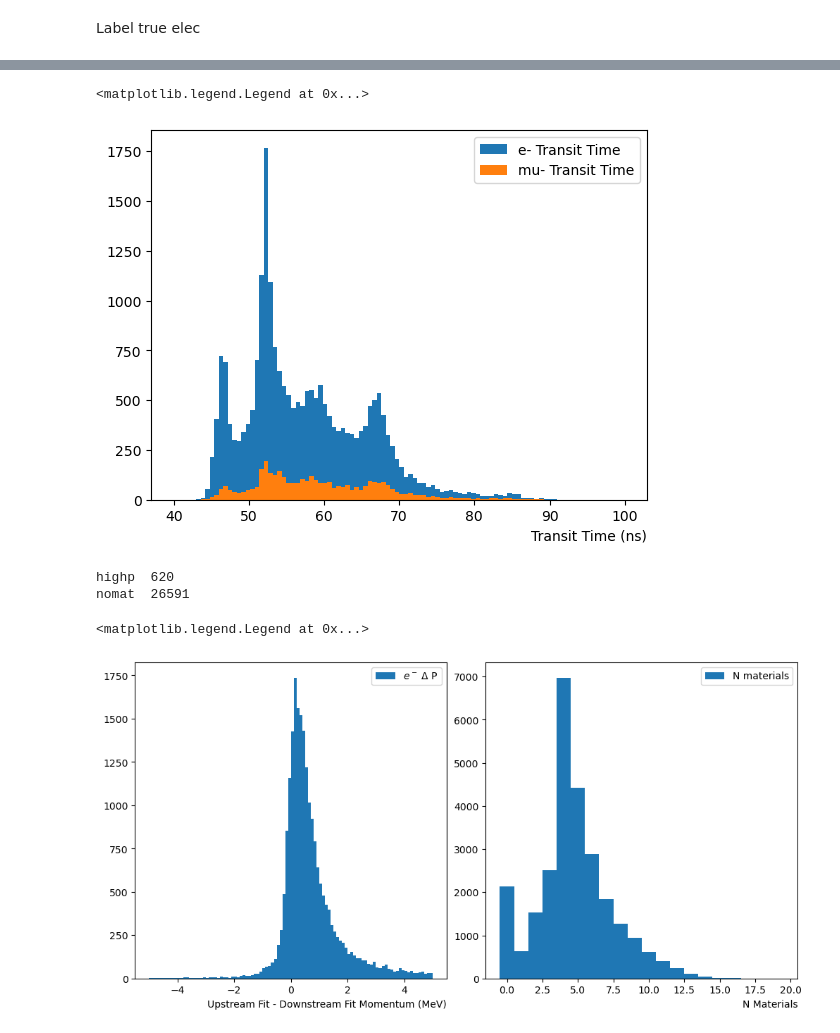
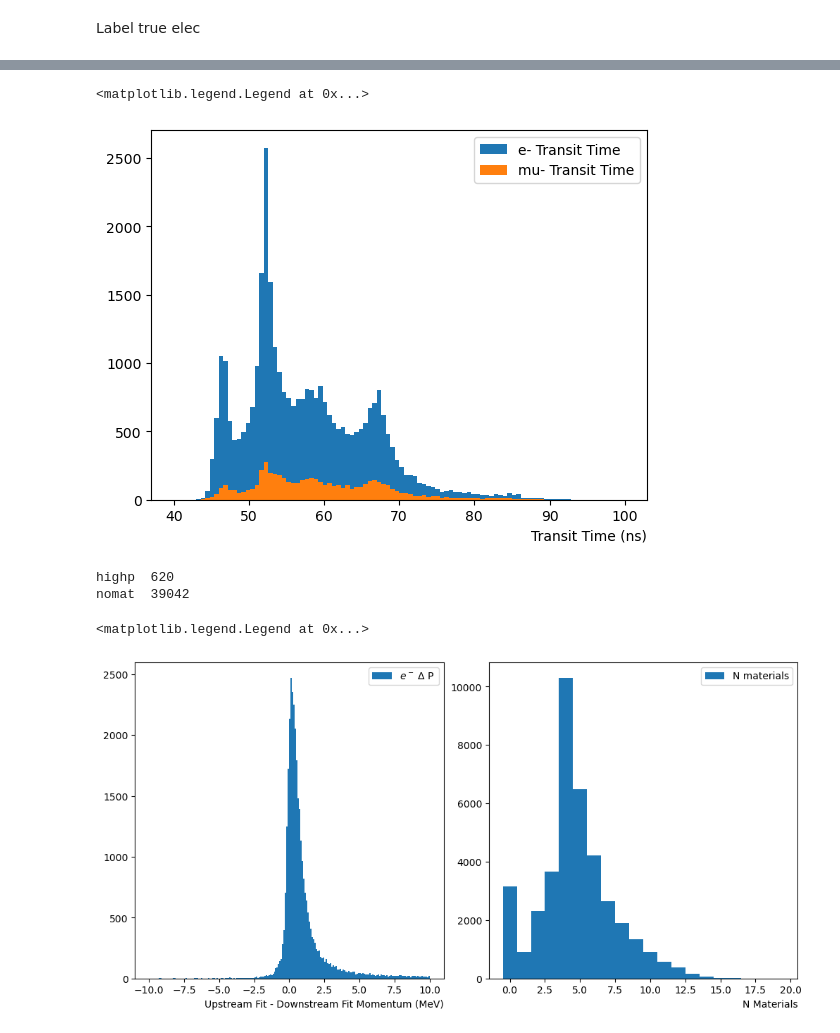
Before and after one commit to brownd1978/KKTrain, a Jupyter notebook: Reflections_em.ipynb, the cells around one changed output, grey strips where cells are left out. Cells and saved outputs as stored; diff of their text form; code cells hidden in the pictures.

```diff
--- a/Reflections_em.ipynb
+++ b/Reflections_em.ipynb
@@ -25,7 +25,16 @@ temp = np.empty
 signal = np.empty
 backgnd = np.empty
 #files = ["/global/cfs/cdirs/m3712/Mu2e/TARef_v7.root:TAReM/trkana"]
-files = ["/Users/brownd/data/TARef.root:TAReM/trkana"]
+files = ["/Users/brownd/data/14356147/nts.brownd.TAReflect.TARef.001202_00004963.root:TAReM/trkana",
+         "/Users/brownd/data/14356147/nts.brownd.TAReflect.TARef.001202_00015026.root:TAReM/trkana",
+        "/Users/brownd/data/14356147/nts.brownd.TAReflect.TARef.001202_00005432.root:TAReM/trkana",
+        "/Users/brownd/data/14356147/nts.brownd.TAReflect.TARef.001202_00000000.root:TAReM/trkana",
+        "/Users/brownd/data/14356147/nts.brownd.TAReflect.TARef.001202_00000010.root:TAReM/trkana",
+        "/Users/brownd/data/14356147/nts.brownd.TAReflect.TARef.001202_00000085.root:TAReM/trkana",
+        "/Users/brownd/data/14356147/nts.brownd.TAReflect.TARef.001202_00010872.root:TAReM/trkana",
+        "/Users/brownd/data/14356147/nts.brownd.TAReflect.TARef.001202_00000053.root:TAReM/trkana",
+        "/Users/brownd/data/14356147/nts.brownd.TAReflect.TARef.001202_00000024.root:TAReM/trkana",
+        "/Users/brownd/data/14356147/nts.brownd.TAReflect.TARef.001202_00010057.root:TAReM/trkana"]
 
 up_up_time = []
 up_down_time = []
@@ -41,6 +50,12 @@ up_pz = []
 down_px = []
 down_py = []
 down_pz = []
+
+up_posx = []
+up_posy = []
+down_posx = []
+down_posy = []
+
 nipa_up = []
 nipa_down = []
 nst_up = []
@@ -84,6 +99,11 @@ for batch,rep in uproot.iterate(files,filter_name="/trk|trkfit|trkmcsim/i",repor
     down_py.extend(ak.flatten(downstream[has_all][down_down]['mom']['fCoordinates']['fY']))
     down_pz.extend(ak.flatten(downstream[has_all][down_down]['mom']['fCoordinates']['fZ']))
 
+    up_posx.extend(ak.flatten(upstream[has_all][up_down]['pos']['fCoordinates']['fX']))
+    up_posy.extend(ak.flatten(upstream[has_all][up_down]['pos']['fCoordinates']['fY']))
+    down_posx.extend(ak.flatten(downstream[has_all][down_down]['pos']['fCoordinates']['fX']))
+    down_posy.extend(ak.flatten(downstream[has_all][down_down]['pos']['fCoordinates']['fY']))
+
     nipaup = batch["trk.nipaup"][:,0] # only need upstream track for material intersection counting
     nipadown = batch["trk.nipadown"][:,0]
     nstup = batch["trk.nstup"][:,0]
@@ -110,6 +130,11 @@ up_mom = np.sqrt(up_mom2)
 down_mom2 = np.square(down_px) + np.square(down_py) + np.square(down_pz)
 down_mom = np.sqrt(down_mom2)
 
+up_posx = np.array(up_posx)
+up_posy = np.array(up_posy)
+down_posx = np.array(down_posx)
+down_posy = np.array(down_posy)
+
 nipa = np.add(nipa_up,nipa_down)
 nst = np.add(nst_up,nst_down)
 nmat = np.add(nipa,nst)
@@ -204,30 +229,30 @@ plt.xlabel('Transit Time (ns)', loc='right')
 plt.legend()
 # %% [output]
 <matplotlib.legend.Legend at 0x...>
-[figure, old version]
+[figure, new version]
 # %%
 mom_diff = np.subtract(up_mom,down_mom)
 nomat = []
 for nm in nmat :
     nomat.append( nm <4 )
 print("highp ",len(highp))
 print("nomat ",len(nomat))
 good_em_nomat = np.logical_and(nomat,good_em)
 
 em_mom_diff = mom_diff[good_em]
 em_mom_diff_nomat = mom_diff[good_em_nomat]
 nmat_good = nmat[good_em]
 up_mom_good = up_mom[good_em]
 
 fig, (ax0, ax1 )  = plt.subplots(1,2,layout='constrained', figsize=(10,5))
-ax0.hist(em_mom_diff,label="$e^-$ $\Delta$ P",bins=100,range=(-5,5))
+ax0.hist(em_mom_diff,label="$e^-$ $\Delta$ P",bins=200,range=(-10,10))
 ax0.set_xlabel("Upstream Fit - Downstream Fit Momentum (MeV)",loc='right')
 ax0.legend()
 ax1.hist(nmat,label="N materials",bins=20,range=(-0.5,19.5))
 ax1.set_xlabel("N Materials",loc='right')
 ax1.legend()
 # %% [output]
 highp  620
-nomat  26591
+nomat  39042
 <matplotlib.legend.Legend at 0x...>
-[figure, old version]
+[figure, new version]
```
Also changed, not shown: parts of 6 cells of this notebook, 1 other file.
